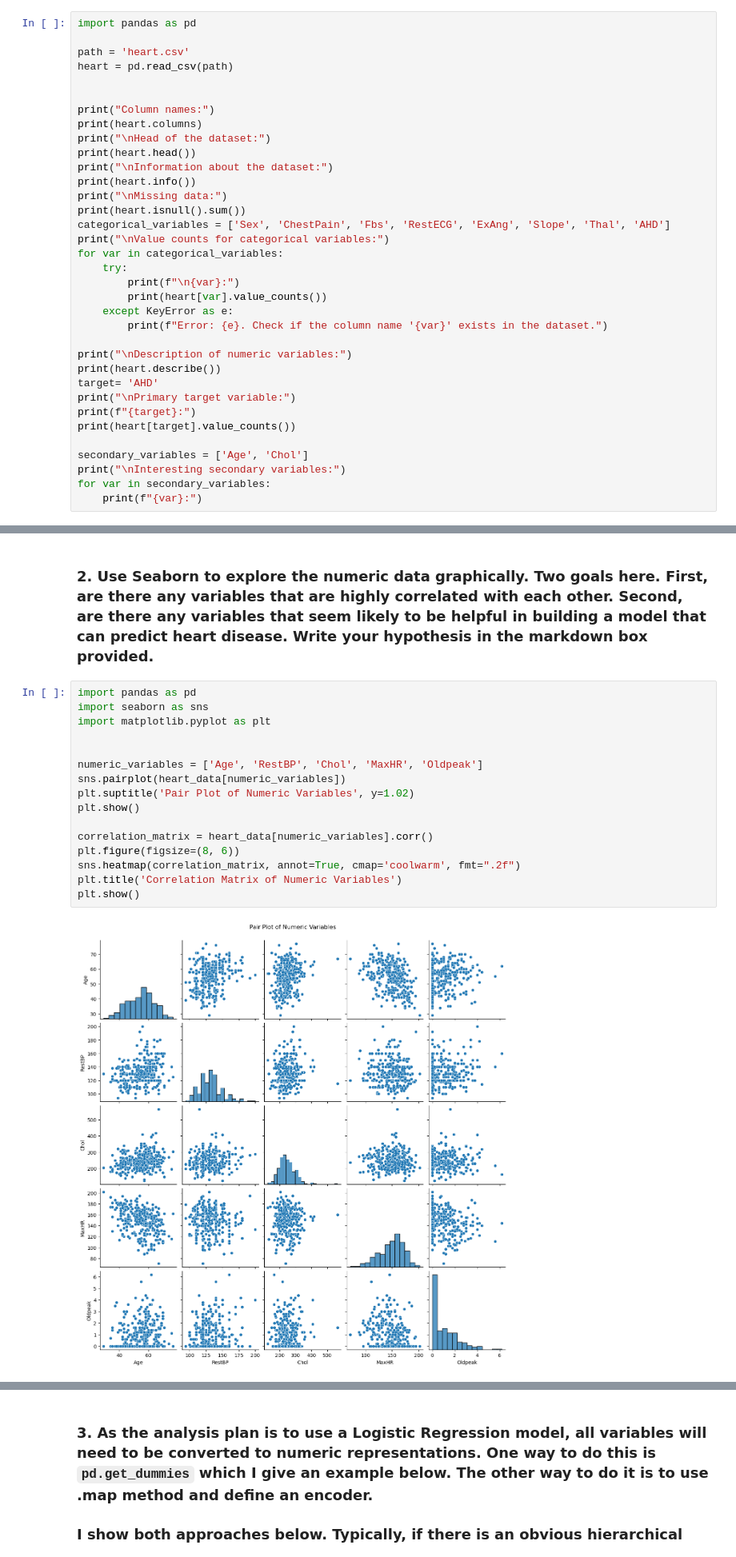
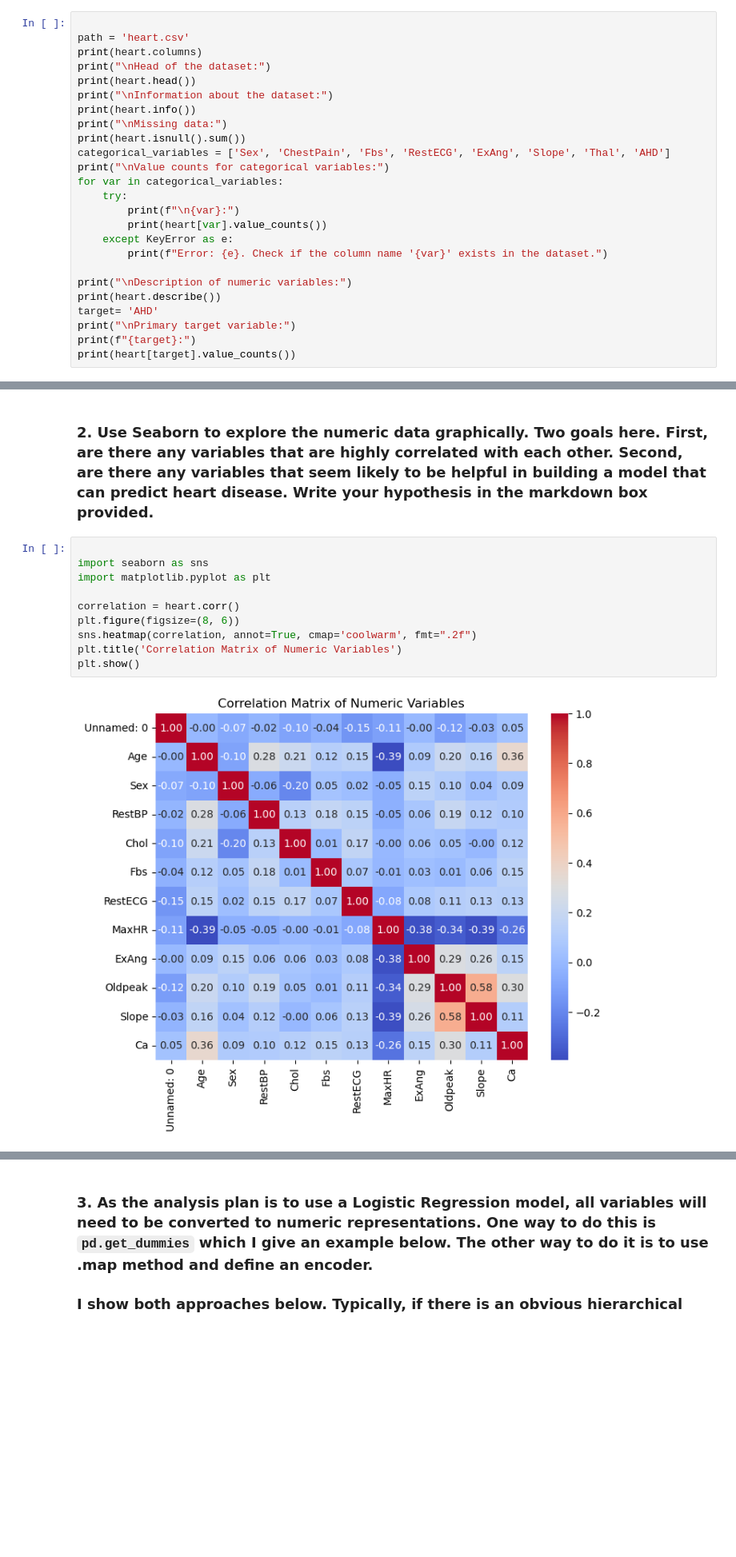
Before and after one commit to Prof-Ramesh-Srinivasan/assignment-3-Amytuuci, a Jupyter notebook: Assignment3.ipynb, the cells around one changed output, grey strips where cells are left out. Shown at 80% size. Drawn from its saved outputs; the diff is of its cells as text; blank space fills up the shorter version.

```diff
--- a/Assignment3.ipynb
+++ b/Assignment3.ipynb
@@ -14,13 +22,8 @@ heart = pd.read_csv('Heart.csv')
 ### What is the primary target variable (i.e., variable to predict).  Are there any interesting secondary variables to predict?
 ### After your exploration, write a few sentences in a markdown box to comment on these questions.
 # %%
-import pandas as pd
 
 path = 'heart.csv'
-heart = pd.read_csv(path)
-
-
-print("Column names:")
 print(heart.columns)
 print("\nHead of the dataset:")
 print(heart.head())
@@ -43,9 +46,4 @@ target= 'AHD'
 print("\nPrimary target variable:")
 print(f"{target}:")
 print(heart[target].value_counts())
-
-secondary_variables = ['Age', 'Chol']
-print("\nInteresting secondary variables:")
-for var in secondary_variables:
-    print(f"{var}:")
 # %% [output]
@@ -69,20 +67,14 @@ Chol:
 # %% [markdown]
 ### 2.  Use Seaborn to explore the numeric data graphically. Two goals here. First, are there any variables that are highly correlated with each other.  Second, are there any variables that seem likely to be helpful in building a model that can predict heart disease. Write your hypothesis in the markdown box provided.
 # %%
-import pandas as pd
+
 import seaborn as sns
 import matplotlib.pyplot as plt
 
-
-numeric_variables = ['Age', 'RestBP', 'Chol', 'MaxHR', 'Oldpeak']
-sns.pairplot(heart_data[numeric_variables])
-plt.suptitle('Pair Plot of Numeric Variables', y=1.02)
-plt.show()
-
-correlation_matrix = heart_data[numeric_variables].corr()
+correlation = heart.corr()
 plt.figure(figsize=(8, 6))
-sns.heatmap(correlation_matrix, annot=True, cmap='coolwarm', fmt=".2f")
+sns.heatmap(correlation, annot=True, cmap='coolwarm', fmt=".2f")
 plt.title('Correlation Matrix of Numeric Variables')
 plt.show()
 # %% [output]
-[figure, old version]
+[figure, new version]
```
Also changed, not shown: parts of 11 cells of this notebook.
